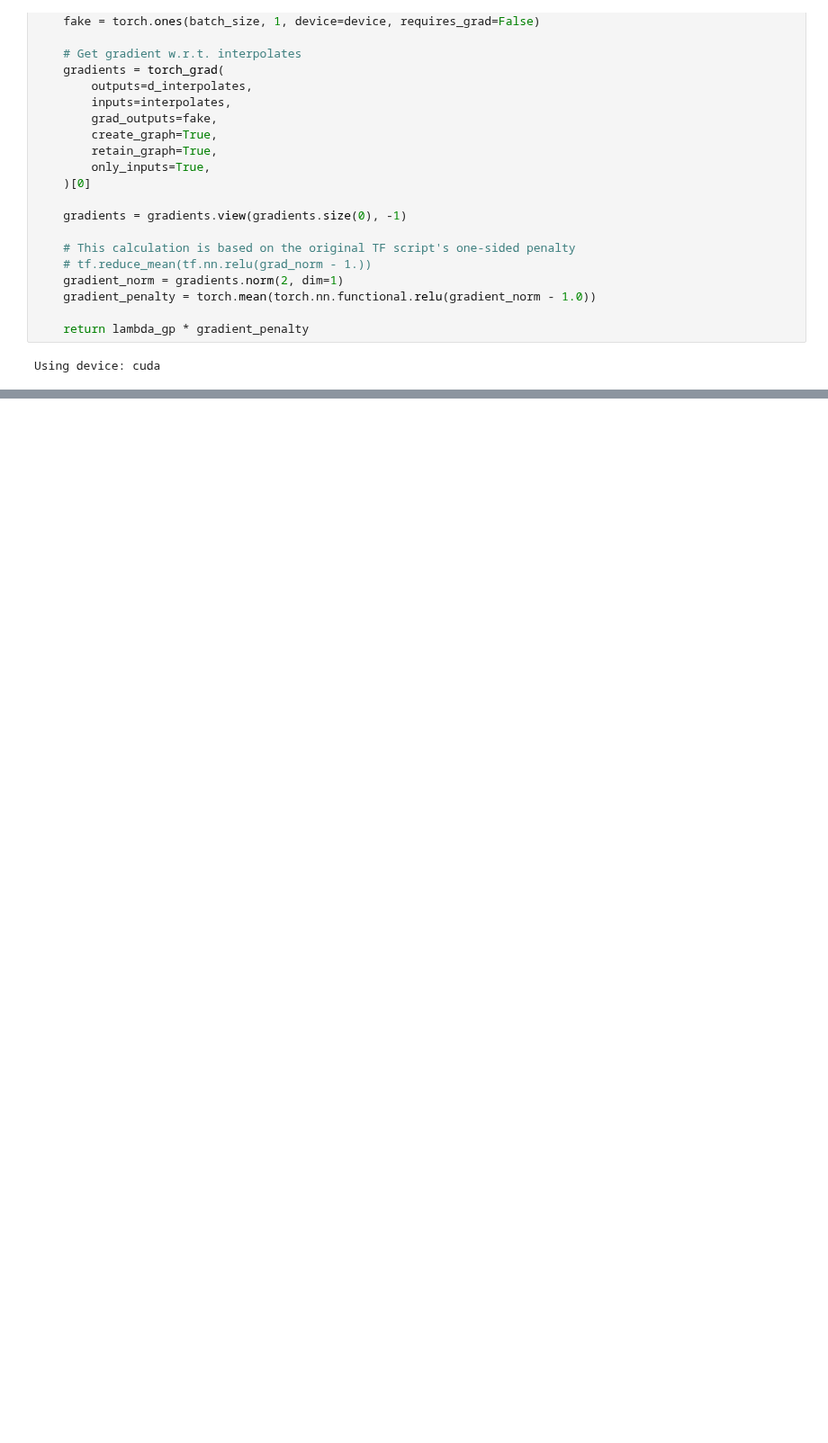
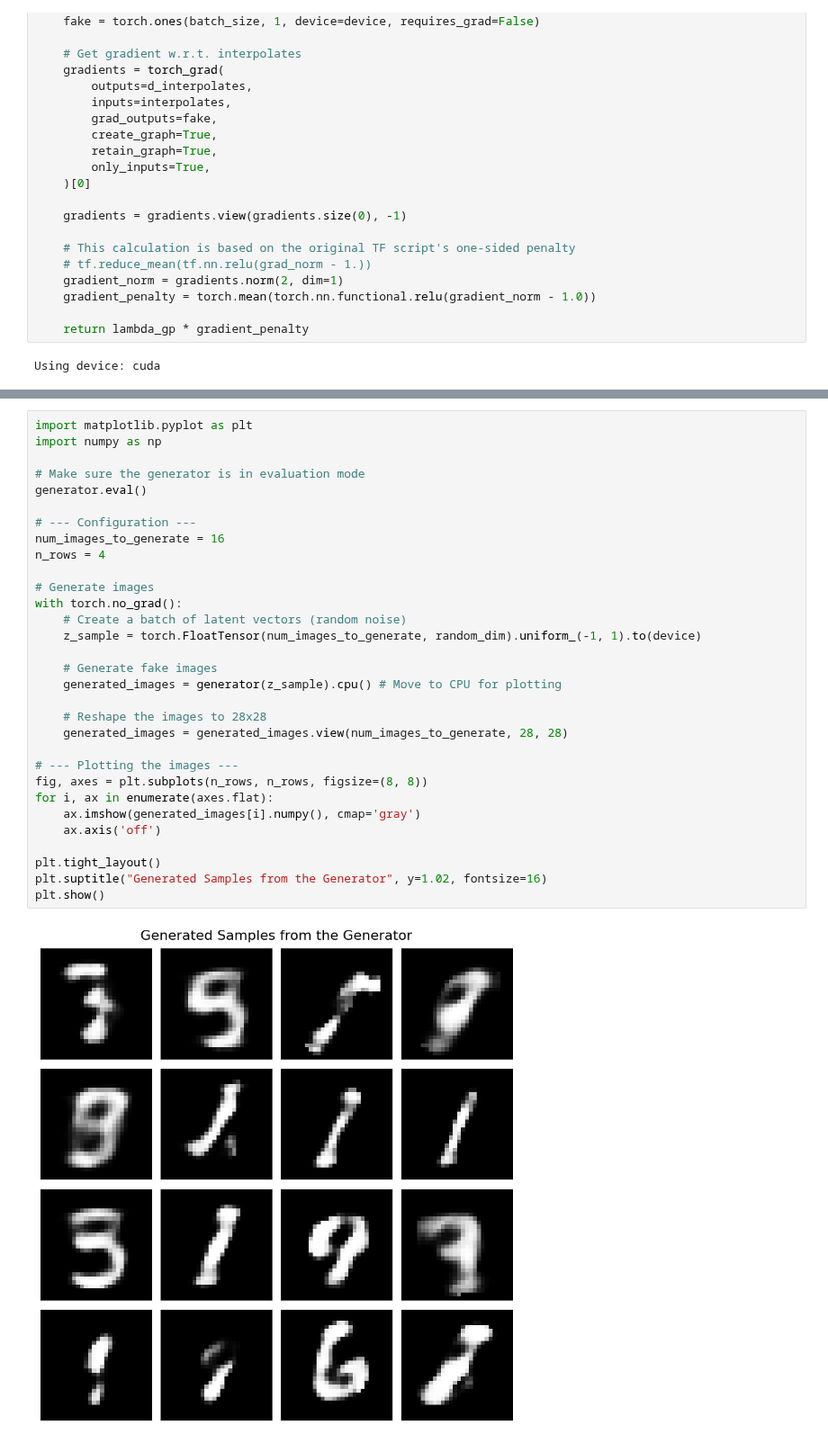
Before and after one commit to Papa-Panda/Paper_reading, a Jupyter notebook: WGAN.ipynb, the cells around one changed output, grey strips where cells are left out. Shown at 90% size. Drawn from its saved outputs; the diff is of its cells as text; blank space fills up the shorter version.

```diff
--- a/WGAN.ipynb
+++ b/WGAN.ipynb
@@ -224,0 +242,33 @@ Starting Training...
+# %%
+import matplotlib.pyplot as plt
+import numpy as np
+
+# Make sure the generator is in evaluation mode
+generator.eval()
+
+# --- Configuration ---
+num_images_to_generate = 16
+n_rows = 4
+
+# Generate images
+with torch.no_grad():
+    # Create a batch of latent vectors (random noise)
+    z_sample = torch.FloatTensor(num_images_to_generate, random_dim).uniform_(-1, 1).to(device)
+
+    # Generate fake images
+    generated_images = generator(z_sample).cpu() # Move to CPU for plotting
+
+    # Reshape the images to 28x28
+    generated_images = generated_images.view(num_images_to_generate, 28, 28)
+
+# --- Plotting the images ---
+fig, axes = plt.subplots(n_rows, n_rows, figsize=(8, 8))
+for i, ax in enumerate(axes.flat):
+    ax.imshow(generated_images[i].numpy(), cmap='gray')
+    ax.axis('off')
+
+plt.tight_layout()
+plt.suptitle("Generated Samples from the Generator", y=1.02, fontsize=16)
+plt.show()
+# %% [output]
+[figure, added]
```
Also changed, not shown: parts of 3 cells of this notebook.
